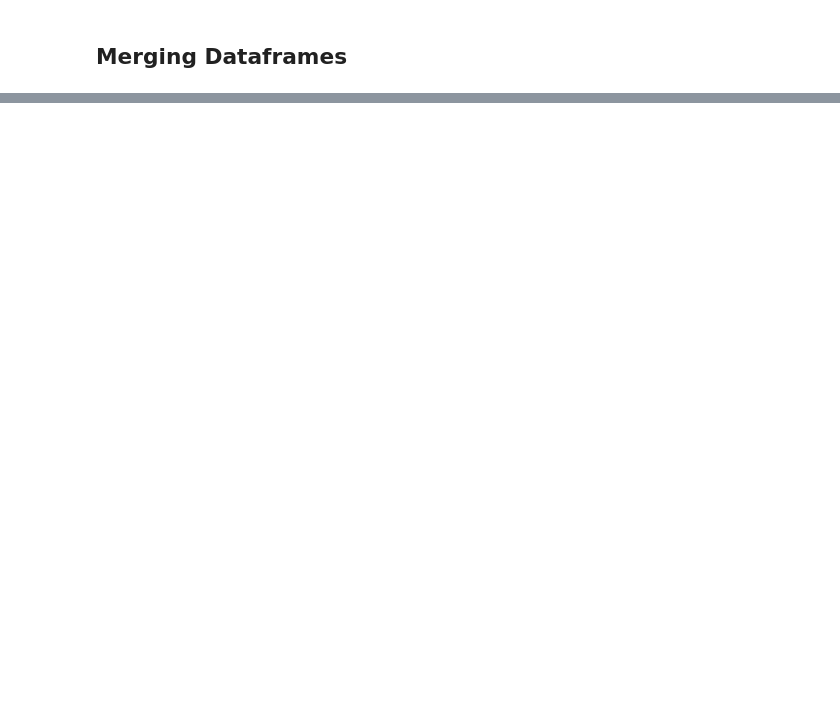
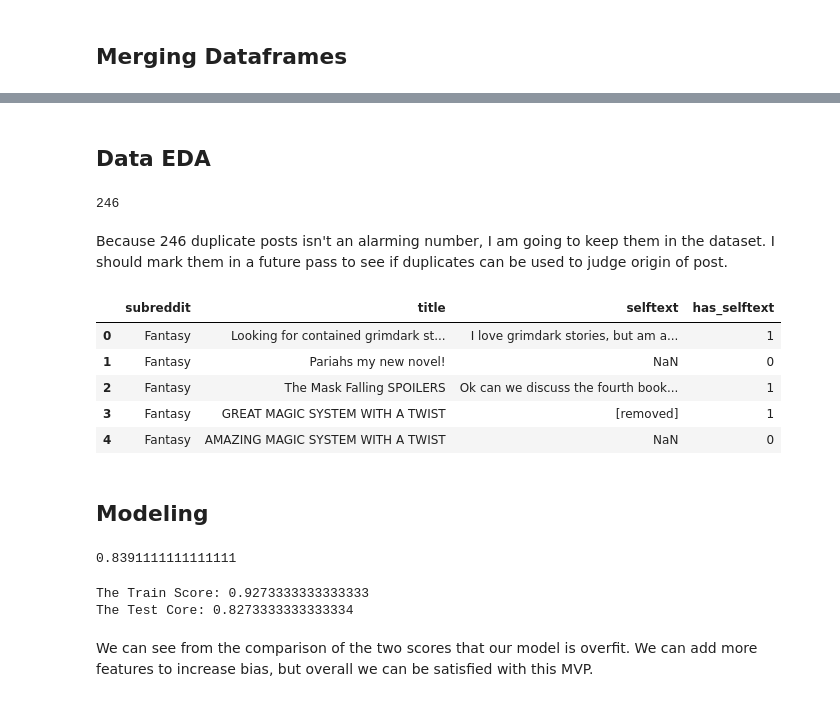
Before and after one commit to MDMHemsley/portfolio, a Jupyter notebook: project_3/EDA.ipynb, the cells around one changed output, grey strips where cells are left out. Drawn from its saved outputs; the diff is of its cells as text; code cells hidden in the pictures; blank space fills up the shorter version.

```diff
--- a/project_3/EDA.ipynb
+++ b/project_3/EDA.ipynb
@@ -120,0 +142,19 @@ mvp_df.to_csv('./data/dirty_mvp.csv')
+# %% [markdown]
+## Data EDA
+# %%
+mvp_df['title'].duplicated().sum() #Checking for duplicate posts
+# %% [output]
+246
+# %% [markdown]
+Because 246 duplicate posts isn't an alarming number, I am going to keep them in the dataset. I should mark them in a future pass to see if duplicates can be used to judge origin of post.
+# %%
+mvp_df.head()
+# %% [output]
+|  | subreddit | title | selftext | has_selftext |
+| 0 | Fantasy | Looking for contained grimdark st... | I love grimdark stories, but am a... | 1 |
+| 1 | Fantasy | Pariahs my new novel! | NaN | 0 |
+| 2 | Fantasy | The Mask Falling SPOILERS | Ok can we discuss the fourth book... | 1 |
+| 3 | Fantasy | GREAT MAGIC SYSTEM WITH A TWIST | [removed] | 1 |
+| 4 | Fantasy | AMAZING MAGIC SYSTEM WITH A TWIST | NaN | 0 |
+# %% [markdown]
+## Modeling
@@ -120,0 +179,13 @@ mvp_df.to_csv('./data/dirty_mvp.csv')
+# %%
+cross_val_score(mvp_pipe,X_train,y_train).mean()
+# %% [output]
+0.8391111111111111
+# %%
+mvp_pipe.fit(X_train,y_train)
+print(f'The Train Score: {mvp_pipe.score(X_train,y_train)}')
+print(f'The Test Core: {mvp_pipe.score(X_test,y_test)}')
+# %% [output]
+The Train Score: 0.9273333333333333
+The Test Core: 0.8273333333333334
+# %% [markdown]
+We can see from the comparison of the two scores that our model is overfit. We can add more features to increase bias, but overall we can be satisfied with this MVP.
```
Also changed, not shown: parts of 34 cells of this notebook, 6 other files.
